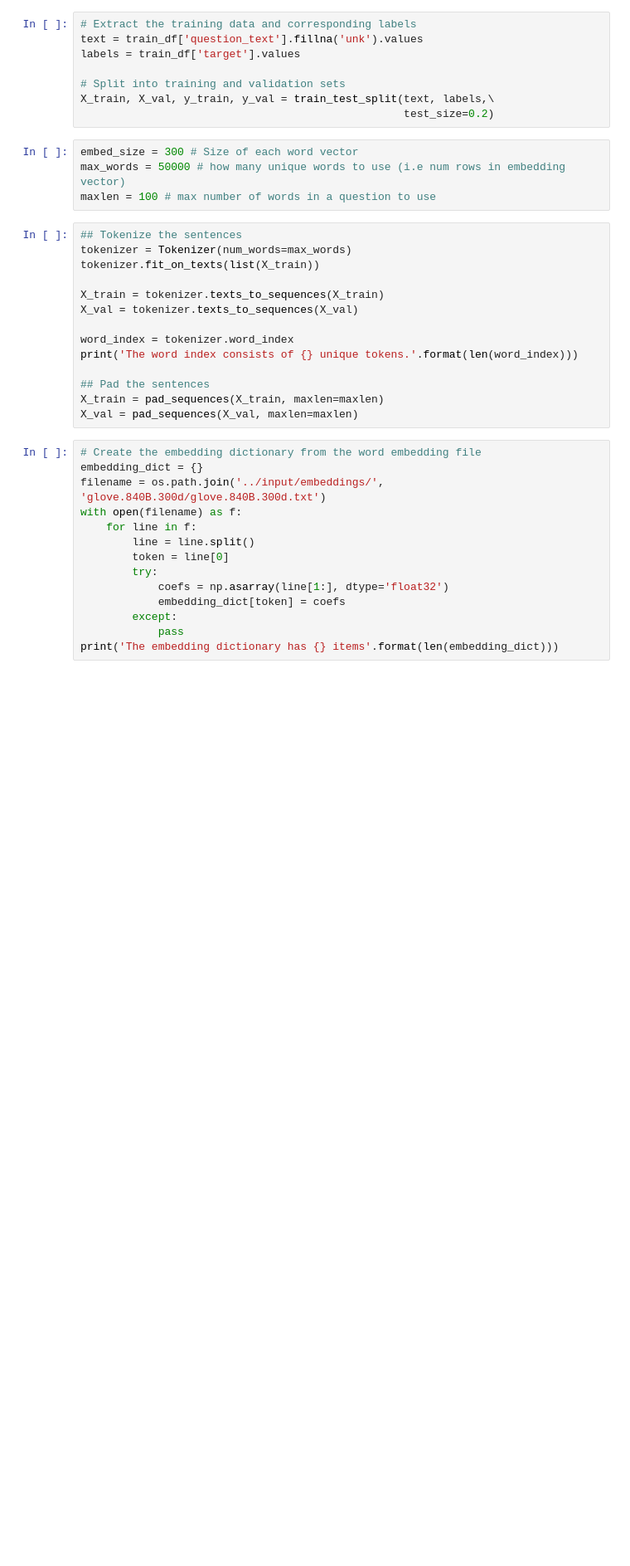
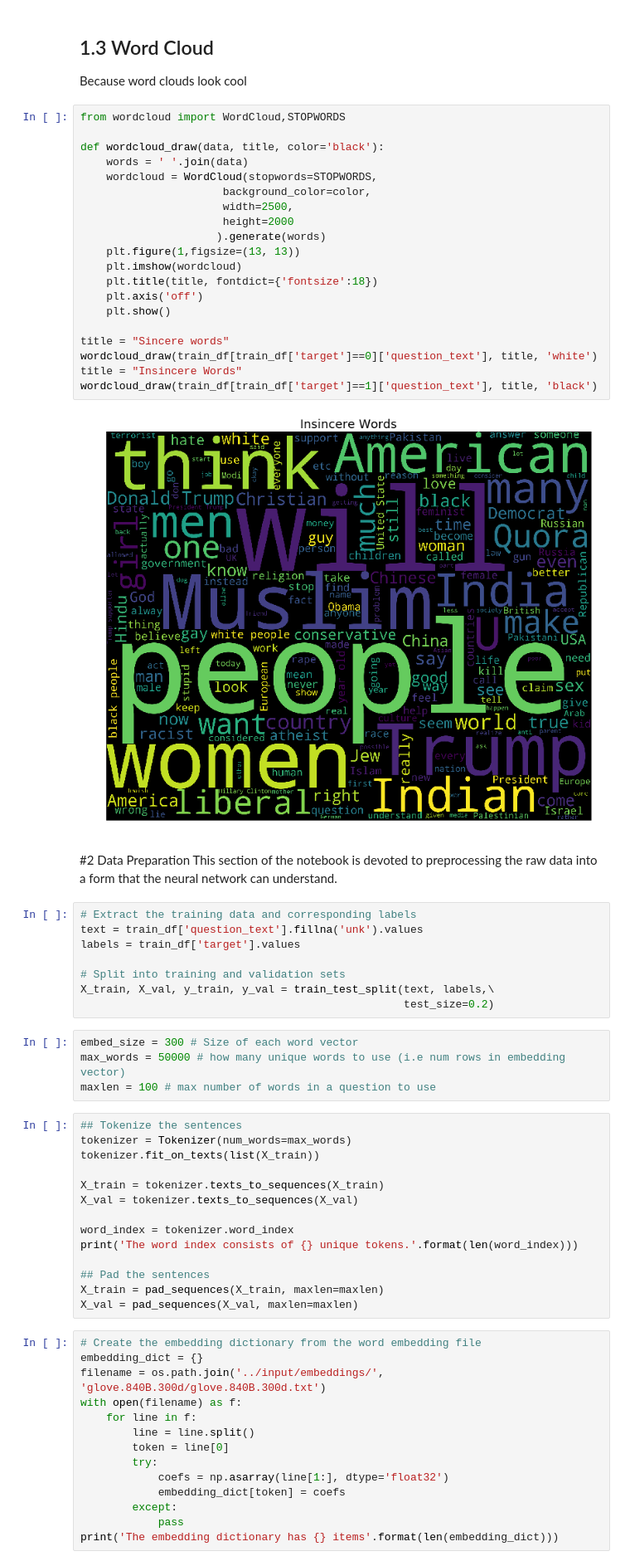
Before and after one commit to bmmidei/Toxic-Comment-Classifier, a Jupyter notebook: src/lstm.ipynb, the cells around one changed output. Shown at 83% size. Drawn from its saved outputs; the diff is of its cells as text; blank space fills up the shorter version.

```diff
--- a/src/lstm.ipynb
+++ b/src/lstm.ipynb
@@ -31,3 +121,31 @@ print('The maximum word length for a question in the training set is {0:.0f}.'\
+# %% [markdown]
+## 1.3 Word Cloud
+Because word clouds look cool
+# %%
+from wordcloud import WordCloud,STOPWORDS
+
+def wordcloud_draw(data, title, color='black'):
+    words = ' '.join(data)
+    wordcloud = WordCloud(stopwords=STOPWORDS,
+                      background_color=color,
+                      width=2500,
+                      height=2000
+                     ).generate(words)
+    plt.figure(1,figsize=(13, 13))
+    plt.imshow(wordcloud)
+    plt.title(title, fontdict={'fontsize':18})
+    plt.axis('off')
+    plt.show()
+
+title = "Sincere words"
+wordcloud_draw(train_df[train_df['target']==0]['question_text'], title, 'white')
+title = "Insincere Words"
+wordcloud_draw(train_df[train_df['target']==1]['question_text'], title, 'black')
+# %% [output]
+[figure, added]
+# %% [markdown]
+#2 Data Preparation
+This section of the notebook is devoted to preprocessing the raw data into a form that the neural network can understand.
 # %%
 # Extract the training data and corresponding labels
 text = train_df['question_text'].fillna('unk').values
```
Also changed, not shown: parts of 25 cells of this notebook.
